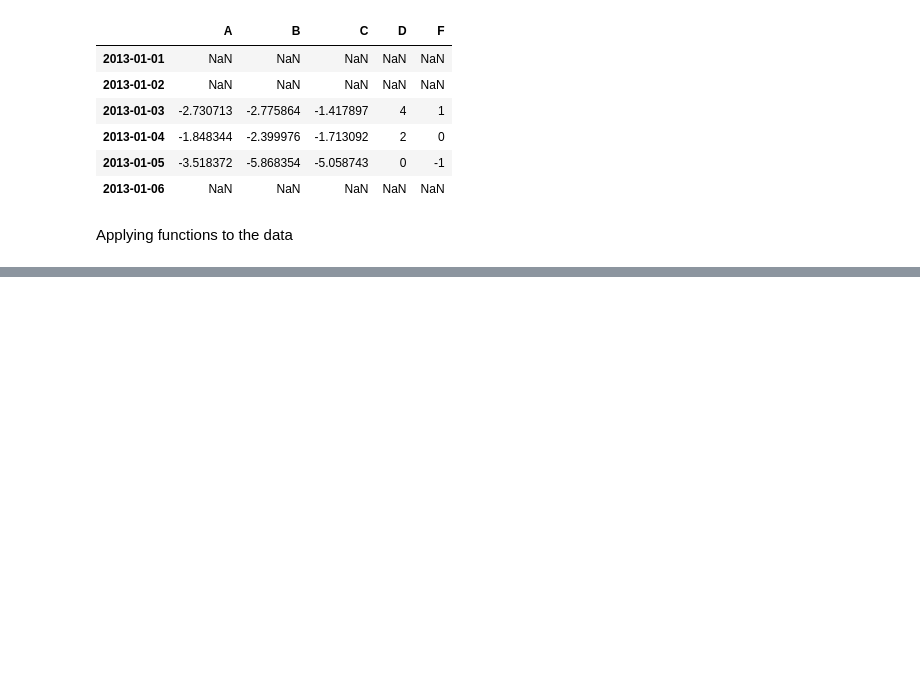
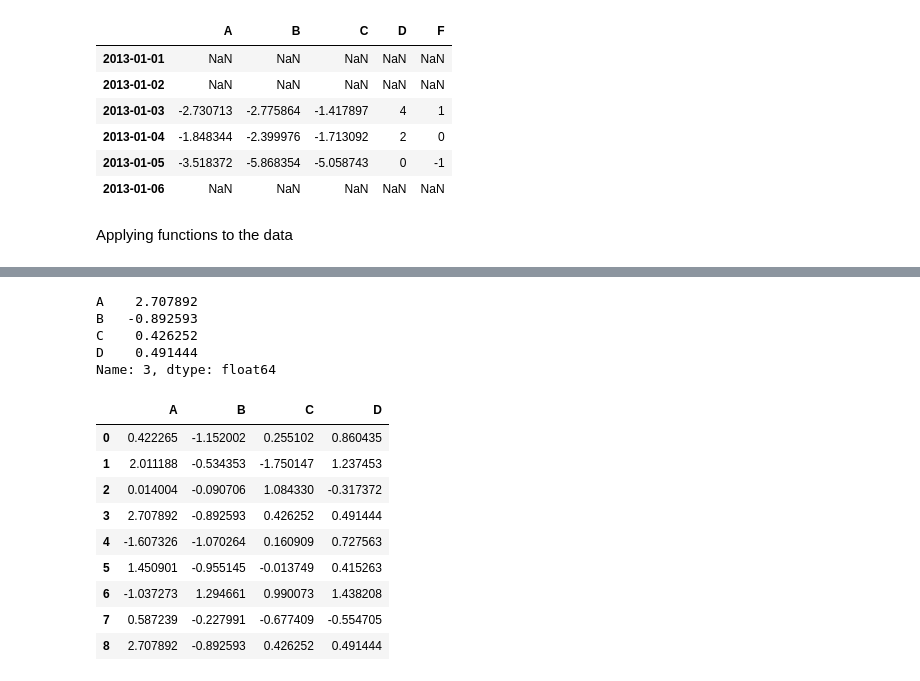
Before and after one commit to remenska/IPythonNotebooks, a Jupyter notebook: MachineLearning/10 Minutes to pandas.ipynb, the cells around one changed output, grey strips where cells are left out. Cells and saved outputs as stored; diff of their text form; code cells hidden in the pictures; blank space fills up the shorter version.

```diff
--- a/MachineLearning/10 Minutes to pandas.ipynb
+++ b/MachineLearning/10 Minutes to pandas.ipynb
@@ -542,0 +720,2 @@ Applying functions to the data
+# %%
+df = pd.DataFrame(np.random.randn(8, 4), columns = ['A','B','C','D'])
@@ -542,0 +734,23 @@ Applying functions to the data
+# %%
+s = df.iloc[3] # fourth row
+# %%
+s
+# %% [output]
+A    2.707892
+B   -0.892593
+C    0.426252
+D    0.491444
+Name: 3, dtype: float64
+# %%
+df.append(s, ignore_index=True) # ignore_index=False means it will also pickup the original index number = 3
+# %% [output]
+|  | A | B | C | D |
+| 0 | 0.422265 | -1.152002 | 0.255102 | 0.860435 |
+| 1 | 2.011188 | -0.534353 | -1.750147 | 1.237453 |
+| 2 | 0.014004 | -0.090706 | 1.084330 | -0.317372 |
+| 3 | 2.707892 | -0.892593 | 0.426252 | 0.491444 |
+| 4 | -1.607326 | -1.070264 | 0.160909 | 0.727563 |
+| 5 | 1.450901 | -0.955145 | -0.013749 | 0.415263 |
+| 6 | -1.037273 | 1.294661 | 0.990073 | 1.438208 |
+| 7 | 0.587239 | -0.227991 | -0.677409 | -0.554705 |
+| 8 | 2.707892 | -0.892593 | 0.426252 | 0.491444 |
```
Also changed, not shown: parts of 48 cells of this notebook.
